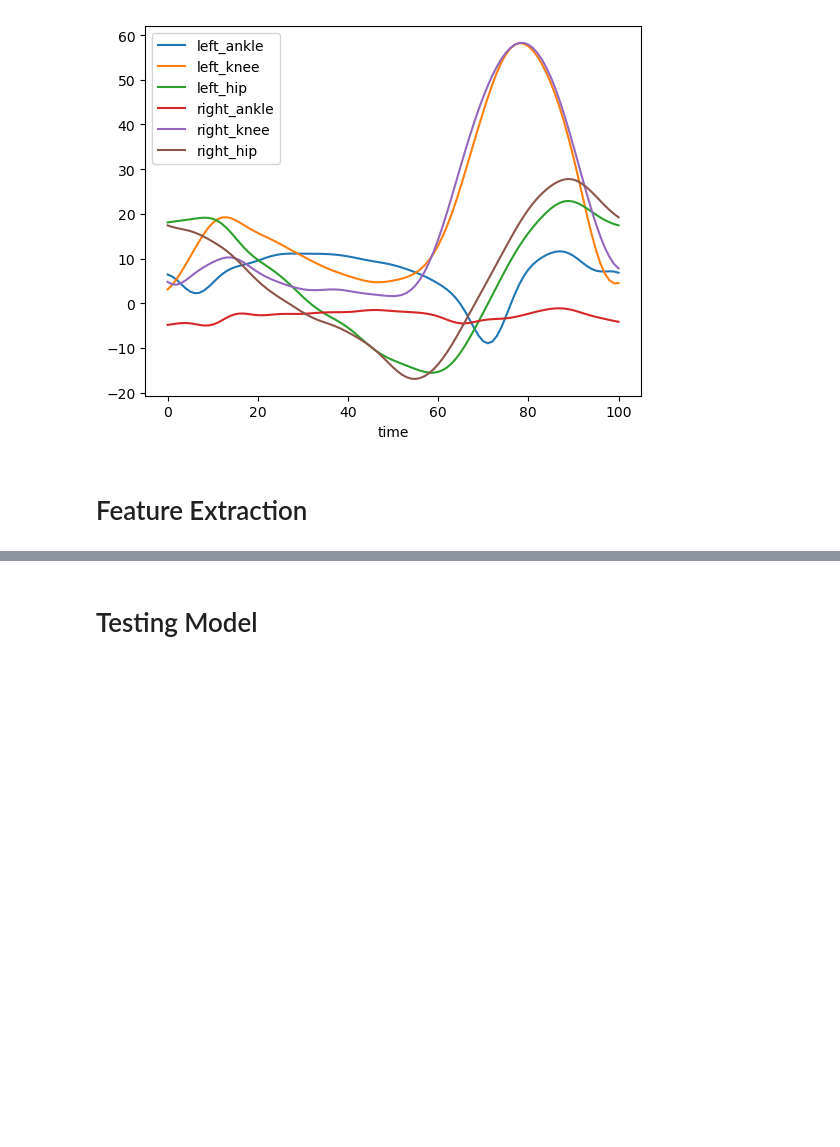
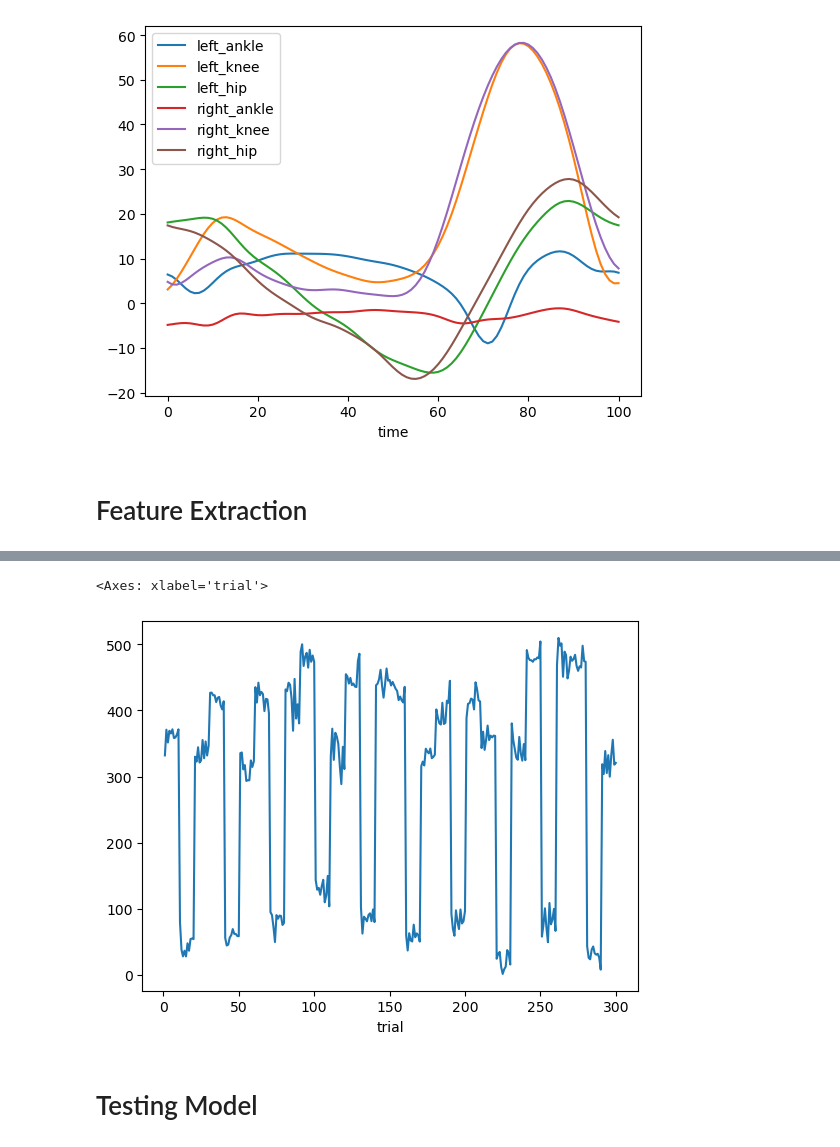
Before and after one commit to NicBamberger/ML_Coursework, a Jupyter notebook: ML_COURSEWORK/outputs.ipynb, the cells around one changed output, grey strips where cells are left out. Saved outputs shown, nothing was run; the diff lists cells and outputs as text; code cells hidden in the pictures; blank space fills up the shorter version.

```diff
--- a/ML_COURSEWORK/outputs.ipynb
+++ b/ML_COURSEWORK/outputs.ipynb
@@ -113,3 +83,8 @@ covs
+# %%
+covs.knee_1_1.plot()
+# %% [output]
+<Axes: xlabel='trial'>
+[figure, added]
 # %%
 # two sets of features:
 # base: mean of some of the sensors
```
Also changed, not shown: parts of 7 cells of this notebook.
